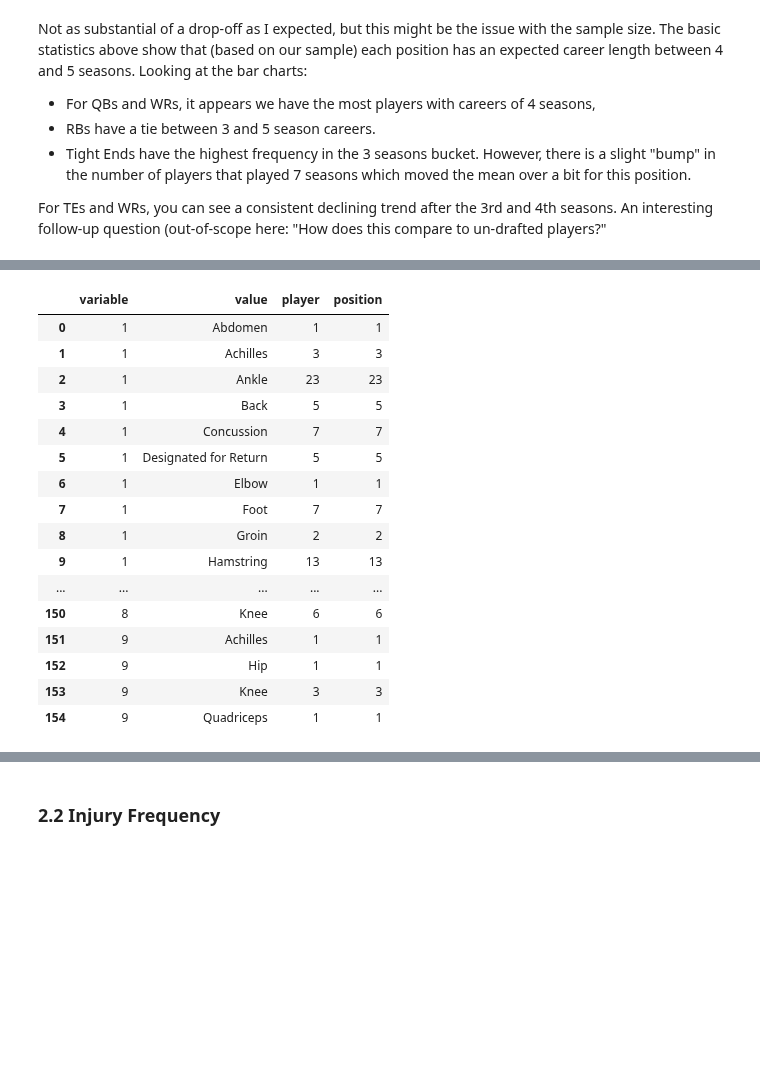
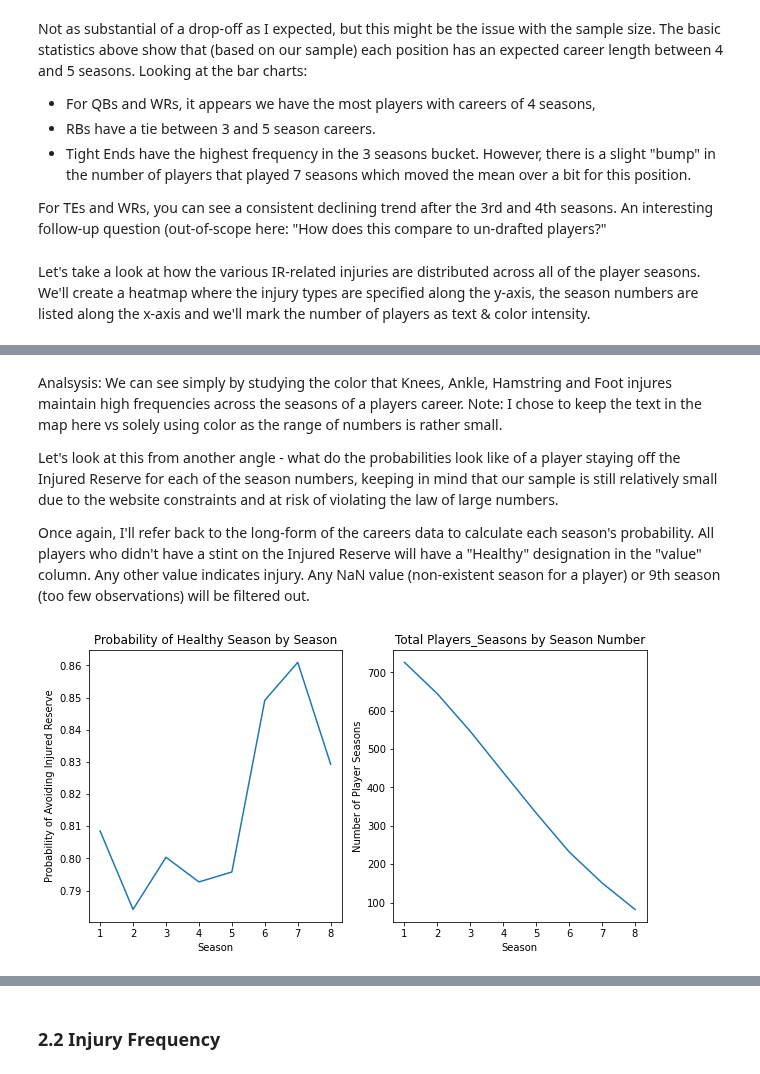
Before and after one commit to djboudia/Gridiron-Gurneys, a Jupyter notebook: 02_EDA_Model_Development.ipynb, the cells around one changed output, grey strips where cells are left out. Cells and saved outputs as stored; diff of their text form; code cells hidden in the pictures; blank space fills up the shorter version.

Commit message:
Update 02_EDA_Model_Development.ipynb
updates to IRPredictions function

```diff
--- a/02_EDA_Model_Development.ipynb
+++ b/02_EDA_Model_Development.ipynb
@@ -93,6 +105,8 @@ Not as substantial of a drop-off as I expected, but this might be the issue with
    - Tight Ends have the highest frequency in the 3 seasons bucket. However, there is a slight "bump" in the number of players that played 7 seasons which moved the mean over a bit for this position.
 
 For TEs and WRs, you can see a consistent declining trend after the 3rd and 4th seasons. An interesting follow-up question (out-of-scope here: "How does this compare to un-drafted players?"
+# %% [markdown]
+Let's take a look at how the various IR-related injuries are distributed across all of the player seasons.  We'll create a heatmap where the injury types are specified along the y-axis, the season numbers are listed along the x-axis and we'll mark the number of players as text & color intensity.
 # %%
 import altair as alt
 
@@ -123,3 +136,9 @@ fullchart.properties(width=400,
                      title="IR Injuries By Season and Type (n=726)")
 # %% [output]
 [interactive output not drawn]
+# %% [markdown]
+Analsysis: We can see simply by studying the color that Knees, Ankle, Hamstring and Foot injures maintain high frequencies across the seasons of a players career.  Note: I chose to keep the text in the map here vs solely using color as the range of numbers is rather small.
+
+Let's look at this from another angle - what do the probabilities look like of a player staying off the Injured Reserve for each of the season numbers, keeping in mind that our sample is still relatively small due to the website constraints and at risk of violating the law of large numbers.
+
+Once again, I'll refer back to the long-form of the careers data to calculate each season's probability.  All players who didn't have a stint on the Injured Reserve will have a "Healthy" designation in the "value" column. Any other value indicates injury.  Any NaN value (non-existent season for a player) or 9th season (too few observations) will be filtered out.
@@ -126,20 +147,29 @@ fullchart.properties(width=400,
 # %%
-htmp
+
+def getProb(srs):
+    return len([i for i in srs if i =='Healthy'])  / len(srs)
+
+
+# filter out seasons the player didn't play & season 9 since very few observations
+p_s = df_long[(df_long.value.isna()==False) &
+             (df_long.variable < 9)]
+
+# groupby and call our custom aggregate function and count
+data = p_s.groupby('variable')[['value']].agg([getProb,'count'])
+data.columns = ['prob','player_seasons']
+
+
+
+fig, axes = plt.subplots(1,2, sharex=True, figsize=(10,5))
+axes.flatten() # this makes it easier to reference the specific axes
+# create the two plots
+sns.lineplot(x=data.index, y=data.prob, ax=axes[0])
+axes[0].set_title("Probability of Healthy Season by Player Season Number")
+sns.lineplot(x=data.index, y=data.player_seasons, ax=axes[1])
+axes[0].set_xlabel("Season")
+axes[0].set_ylabel("Probability of Avoiding Injured Reserve")
+axes[1].set_title("Total Players_Seasons by Season Number");
+axes[1].set_xlabel("Season")
+axes[1].set_ylabel("Number of Player Seasons");
 # %% [output]
-|  | variable | value | player | position |
-| 0 | 1 | Abdomen | 1 | 1 |
-| 1 | 1 | Achilles | 3 | 3 |
-| 2 | 1 | Ankle | 23 | 23 |
-| 3 | 1 | Back | 5 | 5 |
-| 4 | 1 | Concussion | 7 | 7 |
-| 5 | 1 | Designated for Return | 5 | 5 |
-| 6 | 1 | Elbow | 1 | 1 |
-| 7 | 1 | Foot | 7 | 7 |
-| 8 | 1 | Groin | 2 | 2 |
-| 9 | 1 | Hamstring | 13 | 13 |
-| ... | ... | ... | ... | ... |
-| 150 | 8 | Knee | 6 | 6 |
-| 151 | 9 | Achilles | 1 | 1 |
-| 152 | 9 | Hip | 1 | 1 |
-| 153 | 9 | Knee | 3 | 3 |
-| 154 | 9 | Quadriceps | 1 | 1 |
+[figure, added]
```
Also changed, not shown: parts of 13 cells of this notebook.
